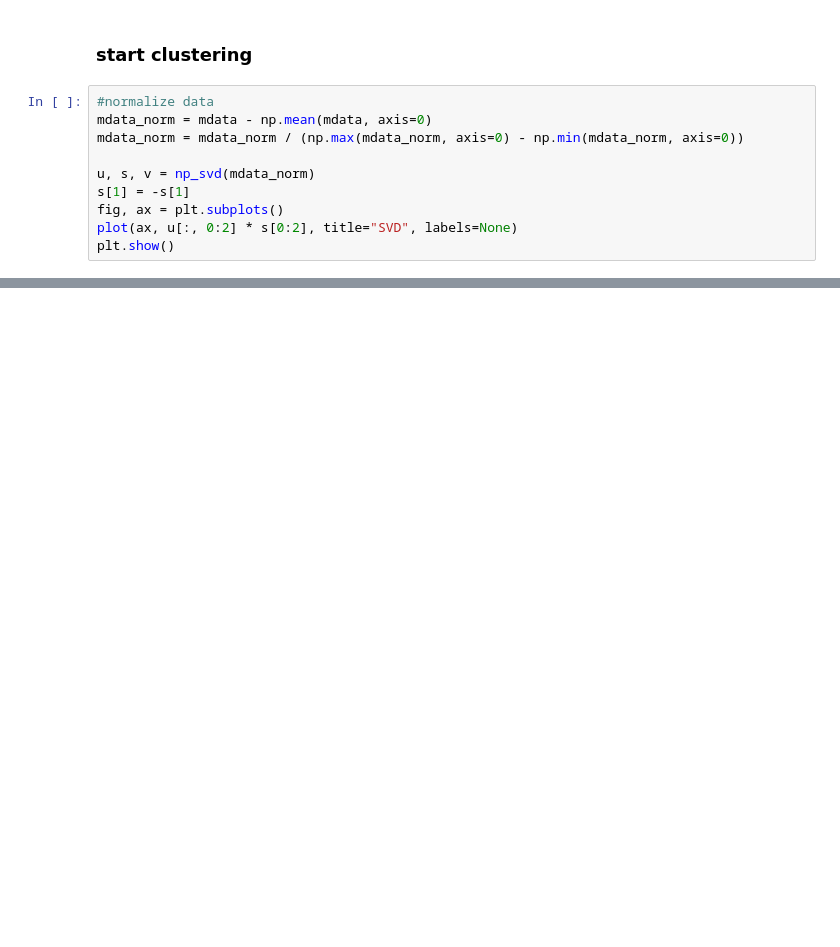
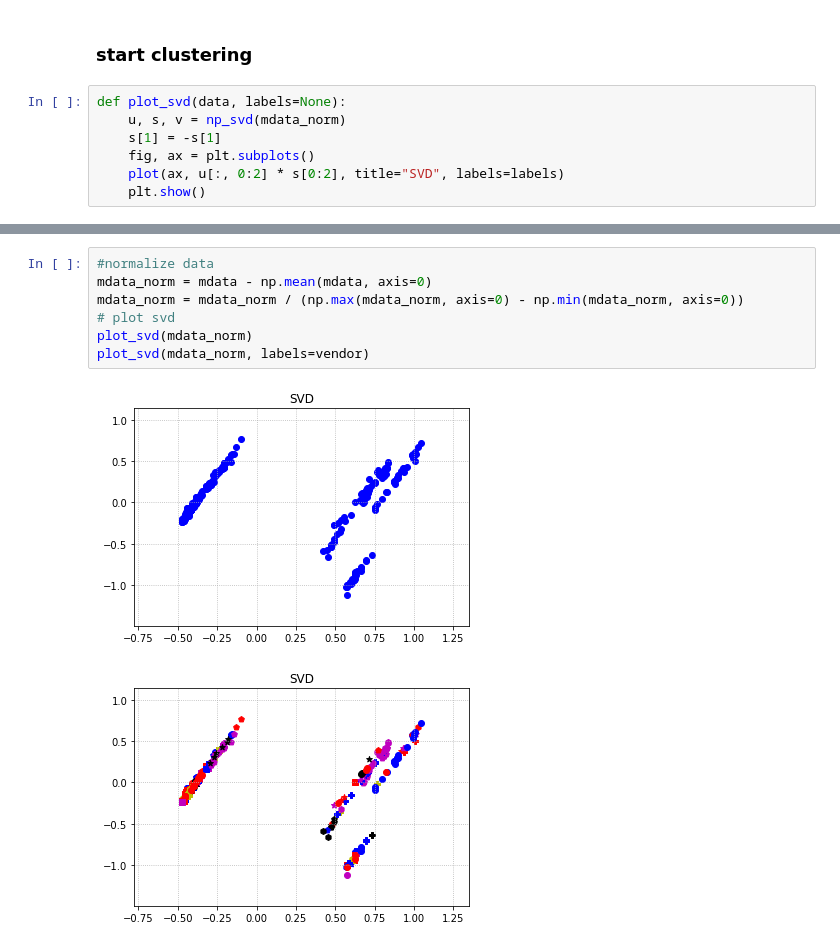
Before and after one commit to eremeykin/hse-sample, a Jupyter notebook: smartphones/process.ipynb, the cells around one changed output, grey strips where cells are left out. Drawn from its saved outputs; the diff is of its cells as text; blank space fills up the shorter version.

```diff
--- a/smartphones/process.ipynb
+++ b/smartphones/process.ipynb
@@ -189,12 +227,9 @@ array([[  6990. ,      5. ,      1.2, ...,      0. ,      0. ,      0. ],
 # %% [markdown]
 ### start clustering
 # %%
-#normalize data
-mdata_norm = mdata - np.mean(mdata, axis=0)
-mdata_norm = mdata_norm / (np.max(mdata_norm, axis=0) - np.min(mdata_norm, axis=0))
-
-u, s, v = np_svd(mdata_norm)
-s[1] = -s[1]
-fig, ax = plt.subplots()
-plot(ax, u[:, 0:2] * s[0:2], title="SVD", labels=None)
-plt.show()
+def plot_svd(data, labels=None):
+    u, s, v = np_svd(mdata_norm)
+    s[1] = -s[1]
+    fig, ax = plt.subplots()
+    plot(ax, u[:, 0:2] * s[0:2], title="SVD", labels=labels)
+    plt.show()
@@ -207,0 +236,10 @@ plt.show()
+# %%
+#normalize data
+mdata_norm = mdata - np.mean(mdata, axis=0)
+mdata_norm = mdata_norm / (np.max(mdata_norm, axis=0) - np.min(mdata_norm, axis=0))
+# plot svd
+plot_svd(mdata_norm)
+plot_svd(mdata_norm, labels=vendor)
+# %% [output]
+[figure, added]
+[figure, added]
```
Also changed, not shown: parts of 16 cells of this notebook, 7 other files.
